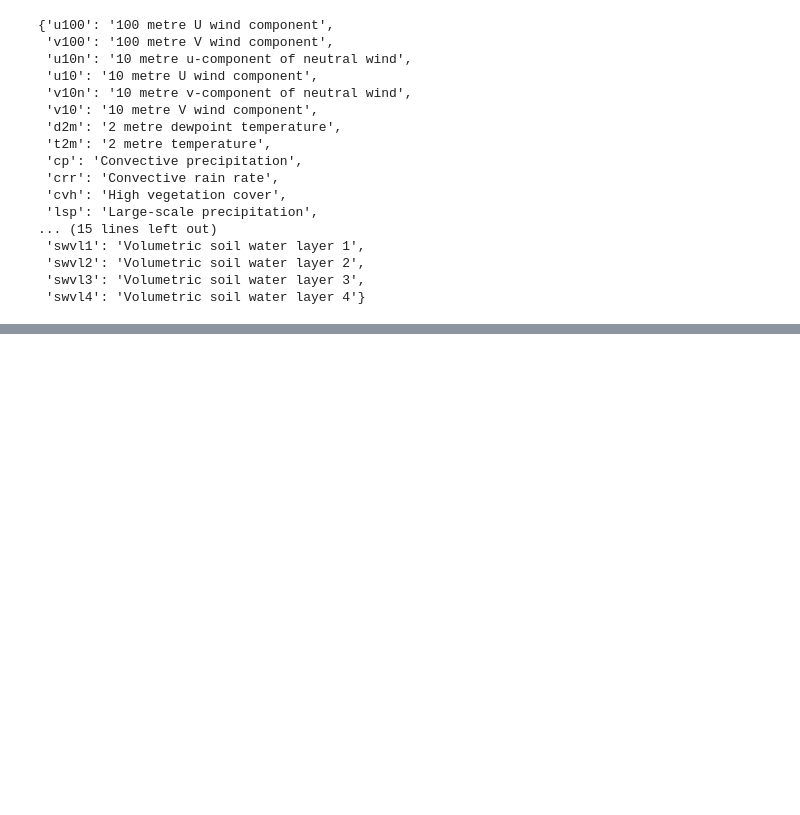
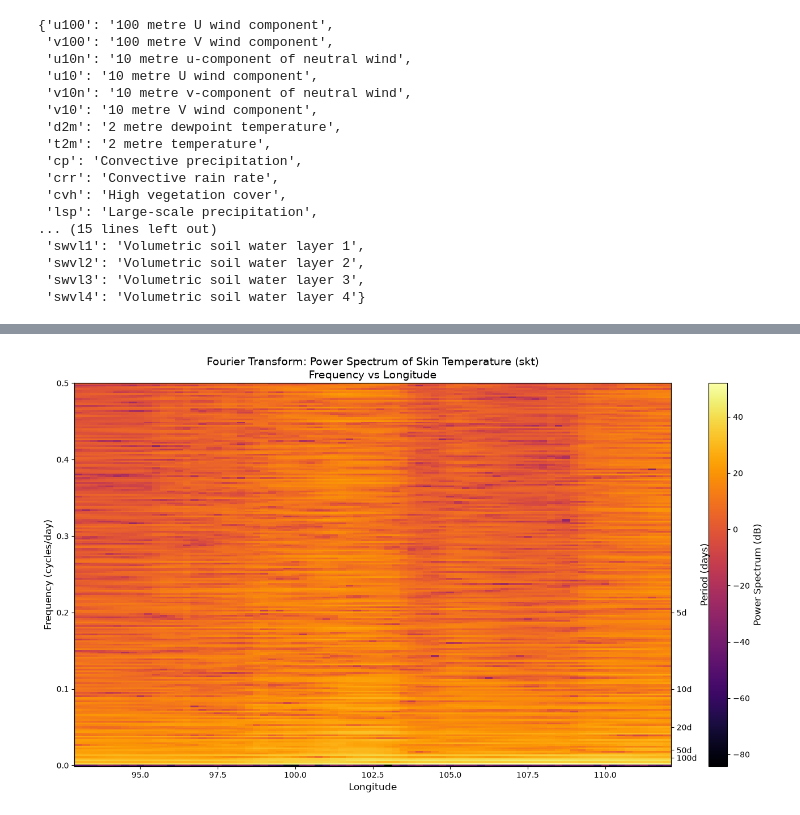
Before and after one commit to apriarami789/Senyar_Cylone, a Jupyter notebook: SenyarCylone_ERA5_Analysis.ipynb, the cells around one changed output, grey strips where cells are left out. Saved outputs shown, nothing was run; the diff lists cells and outputs as text; code cells hidden in the pictures; blank space fills up the shorter version.

Commit message:
penambahan folder gambar fourier analysis dan update ipynb

```diff
--- a/SenyarCylone_ERA5_Analysis.ipynb
+++ b/SenyarCylone_ERA5_Analysis.ipynb
@@ -222,7 +274,7 @@ plt.show()
 [figure]
 # %%
 # membuat nama variabel yang ada di dataset
-ds_keys = ds._variables.keys()
+ds_keys = ds_copy._variables.keys()
 var_names = [var for var in ds_keys if var not in ['latitude', 'longitude', 'valid_time','number']]
 var_long_names = [ds[var].long_name for var in var_names]
 var_name = dict(zip(var_names, var_long_names))
@@ -292,0 +418,79 @@ for var in var_names:
+# %%
+# Analisis Fourier Transform: Frekuensi vs Longitude untuk variabel skt (Skin Temperature)
+
+# Ambil data skt, rata-rata sepanjang latitude untuk setiap longitude
+skt_lon_time = ds['skt'].mean(dim='latitude')  # dimensi: (valid_time, longitude)
+
+# Ambil informasi dimensi
+lons = skt_lon_time.longitude.values
+times = skt_lon_time.valid_time.values
+n_time = len(times)
+
+# Hitung selang waktu harian (asumsi data harian)
+dt = 1.0  # hari
+
+# Hitung FFT untuk setiap longitude
+frequencies = np.fft.rfftfreq(n_time, d=dt)  # frekuensi dalam cycles/hari
+n_freq = len(frequencies)
+
+# Inisialisasi array power spectrum 2D (longitude x frequency)
+power_spectrum_skt = np.zeros((n_freq, len(lons)))
+
+# Hitung power spectrum untuk setiap longitude
+for i, lon in enumerate(lons):
+    skt_series = skt_lon_time.sel(longitude=lon).values
+    # Hilangkan mean (detrending sederhana)
+    skt_series = skt_series - np.nanmean(skt_series)
+    # Ganti NaN dengan 0 jika ada
+    skt_series = np.nan_to_num(skt_series, nan=0.0)
+    # Hitung FFT
+    fft_vals = np.fft.rfft(skt_series)
+    # Power spectrum = |FFT|^2
+    power_spectrum_skt[:, i] = np.abs(fft_vals) ** 2
+
+# Konversi ke dB untuk visualisasi yang lebih baik
+power_spectrum_skt_db = 10 * np.log10(power_spectrum_skt + 1e-10)
+
+# === Visualisasi 2D Histogram (Pcolormesh) ===
+fig, ax = plt.subplots(figsize=(14, 8))
+
+# Plot 2D dengan longitude di sumbu x dan frekuensi di sumbu y
+im = ax.pcolormesh(lons, frequencies, power_spectrum_skt_db, cmap='inferno', shading='auto')
+
+# Tambahkan colorbar
+cbar = plt.colorbar(im, ax=ax)
+cbar.set_label('Power Spectrum (dB)', fontsize=12)
+
+# Set label dan judul
+ax.set_xlabel('Longitude', fontsize=12)
+ax.set_ylabel('Frequency (cycles/day)', fontsize=12)
+ax.set_title('Fourier Transform: Power Spectrum of Skin Temperature (skt)\nFrequency vs Longitude', fontsize=14)
+
+# Tambahkan garis periode dominan sebagai referensi (sumbu kanan)
+# Periode = 1/frekuensi
+period_ticks = [1, 2, 5, 10, 20, 50, 100]  # hari
+period_labels = ['1d', '2d', '5d', '10d', '20d', '50d', '100d']
+valid_periods = [p for p in period_ticks if 1.0/p >= frequencies[1] and 1.0/p <= frequencies[-1]]
+valid_labels = [period_labels[i] for i, p in enumerate(period_ticks) if p in valid_periods]
+
+if valid_periods:
+    valid_freqs = [1.0/p for p in valid_periods]
+    ax2 = ax.twinx()
+    ax2.set_ylim(ax.get_ylim())
+    ax2.set_yticks(valid_freqs)
+    ax2.set_yticklabels(valid_labels, fontsize=10)
+    ax2.set_ylabel('Period (days)', fontsize=12)
+
+# Tampilkan plot
+plt.tight_layout()
+plt.savefig('D:/ERA5_REANALYSIS/Senyar_Cylone/Fourier_Analysis/FFT_skt_Frequency_vs_Longitude.png', dpi=150, bbox_inches='tight')
+plt.show()
+
+print(f"Dimensi data skt: {skt_lon_time.dims}")
+print(f"Jumlah longitude: {len(lons)}")
+print(f"Jumlah waktu: {n_time}")
+print(f"Jumlah frekuensi: {n_freq}")
+print(f"Rentang frekuensi: {frequencies[1]:.4f} - {frequencies[-1]:.4f} cycles/day")
+print(f"Rentang longitude: {lons.min():.2f} - {lons.max():.2f}")
+# %% [output]
+[figure, added]
```
Also changed, not shown: parts of 11 cells of this notebook, 31 other files.
